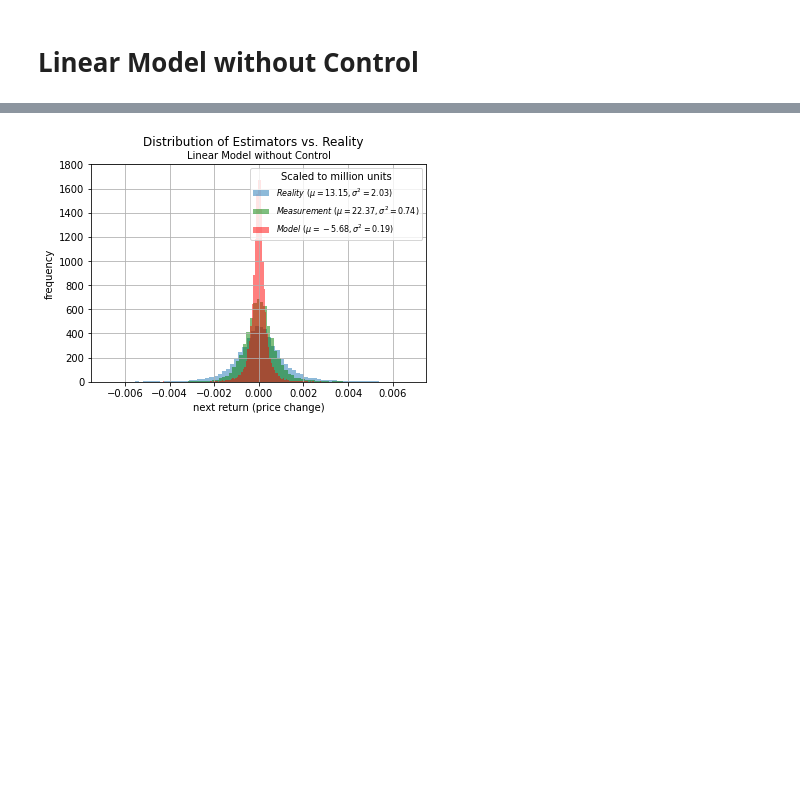
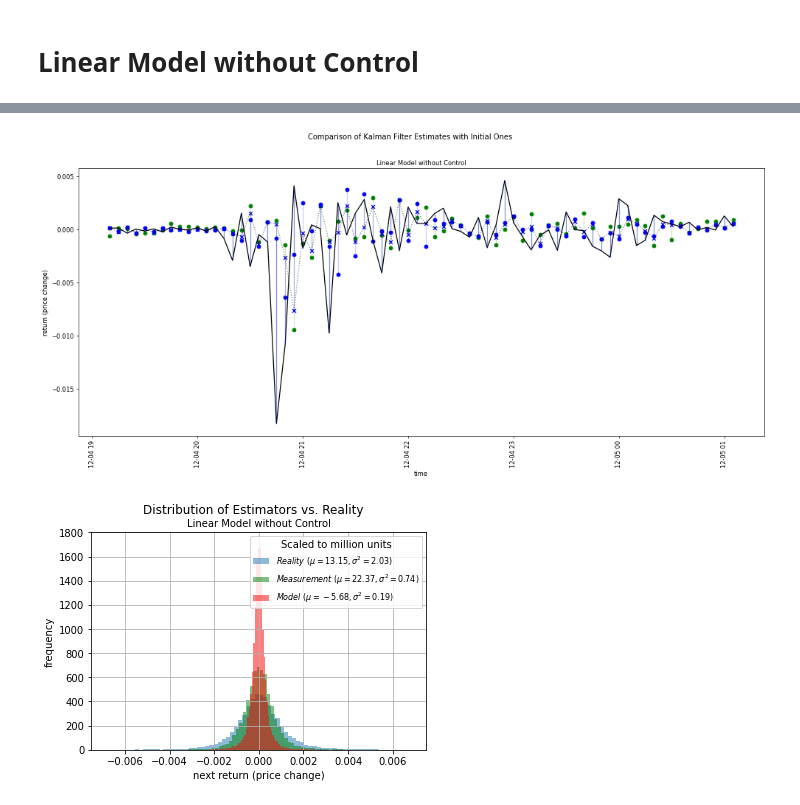
Before and after one commit to MohsenGhodrati/cvx_project_Kalman_Filter, a Jupyter notebook: Experiments.ipynb, the cells around one changed output, grey strips where cells are left out. Drawn from its saved outputs; the diff is of its cells as text; code cells hidden in the pictures; blank space fills up the shorter version.

```diff
--- a/Experiments.ipynb
+++ b/Experiments.ipynb
@@ -210,3 +232,74 @@ results = results.astype(float)
+# %%
+indices = results.index[np.arange(12*6) + int(288*3.8)]
+
+plt.figure(figsize=(20, 8), dpi=60)
+
+plt.xticks(rotation=90)
+plt.plot(
+    indices,
+    results.loc[indices, 'Reality'],
+    color='black'
+)
+
+# plot measurement errors
+plt.vlines(
+    x=indices,
+    ymin=results.loc[indices, 'Reality'],
+    ymax=results.loc[indices, 'Measurement'],
+    color='green',
+    alpha=0.2
+)
+plt.scatter(
+    indices,
+    results.loc[indices, 'Measurement'],
+    color='green'
+)
+
+# plot model approximation errors
+plt.vlines(
+    x=indices,
+    ymin=results.loc[indices, 'Reality'],
+    ymax=results.loc[indices, 'Prediction'],
+    color='blue',
+    alpha=0.2
+)
+plt.scatter(
+    indices,
+    results.loc[indices, 'Prediction'],
+    color='blue'
+)
+
+# plot model approximation errors
+plt.vlines(
+    x=indices,
+    ymin=results.loc[indices, 'Reality'],
+    ymax=results.loc[indices, 'Estimate'],
+    color='blue',
+    alpha=.2
+)
+plt.scatter(
+    indices,
+    results.loc[indices, 'Estimate'],
+    color='blue',
+    marker='x'
+)
+plt.plot(
+    indices,
+    results.loc[indices, 'Estimate'],
+    color='black',
+    linestyle=':',
+    alpha=0.5
+)
+
+plt.suptitle('Comparison of Kalman Filter Estimates with Initial Ones')
+plt.title('Linear Model without Control', fontsize=10)
+plt.ylabel('return (price change)')
+plt.xlabel('time')
+
+plt.savefig(f'plots/price_linear without control.png')
+plt.show()
+# %% [output]
+[figure, added]
 # %%
 results['Reality'].hist(
     bins=300, alpha=0.5, density=True,
```
Also changed, not shown: parts of 23 cells of this notebook, 4 other files.
